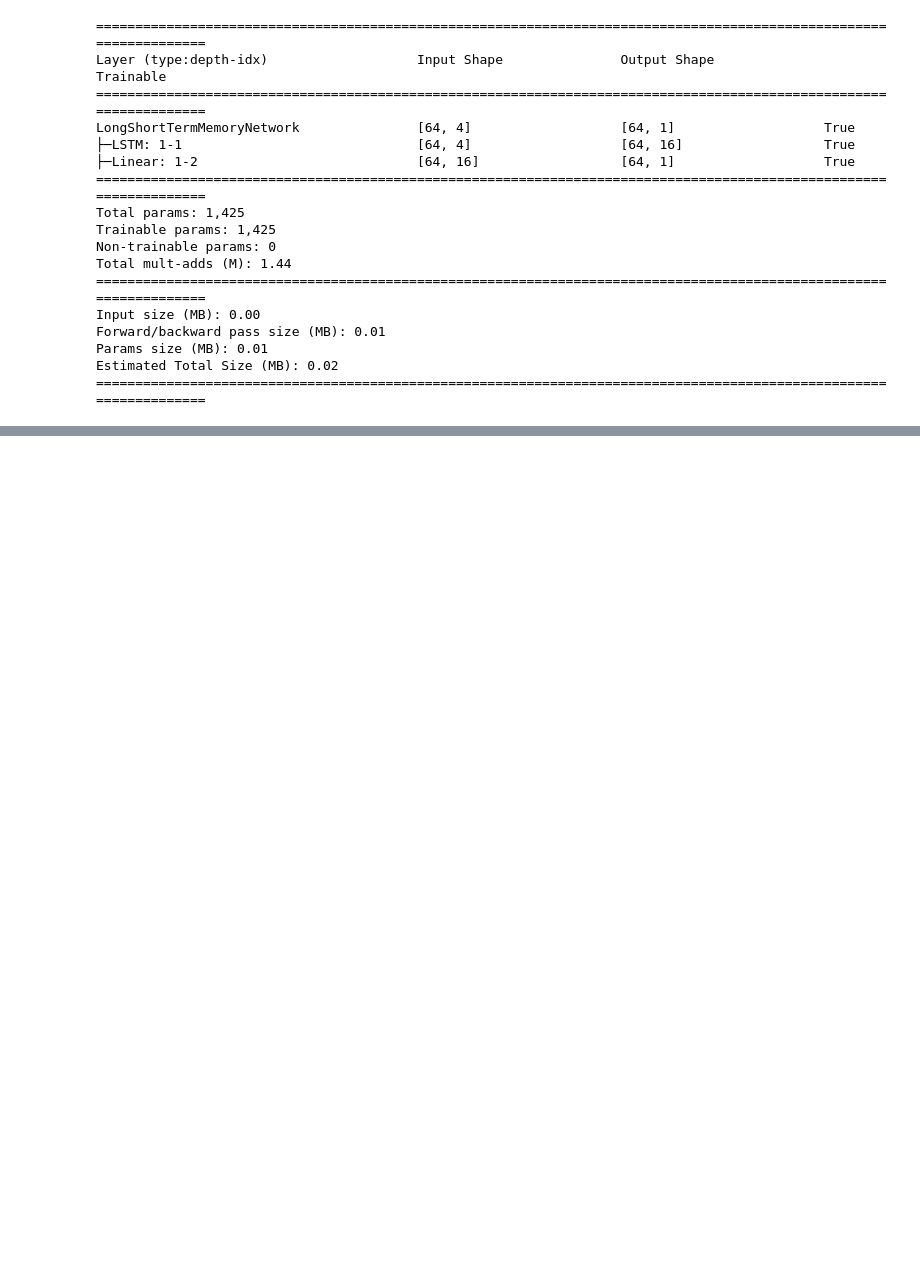
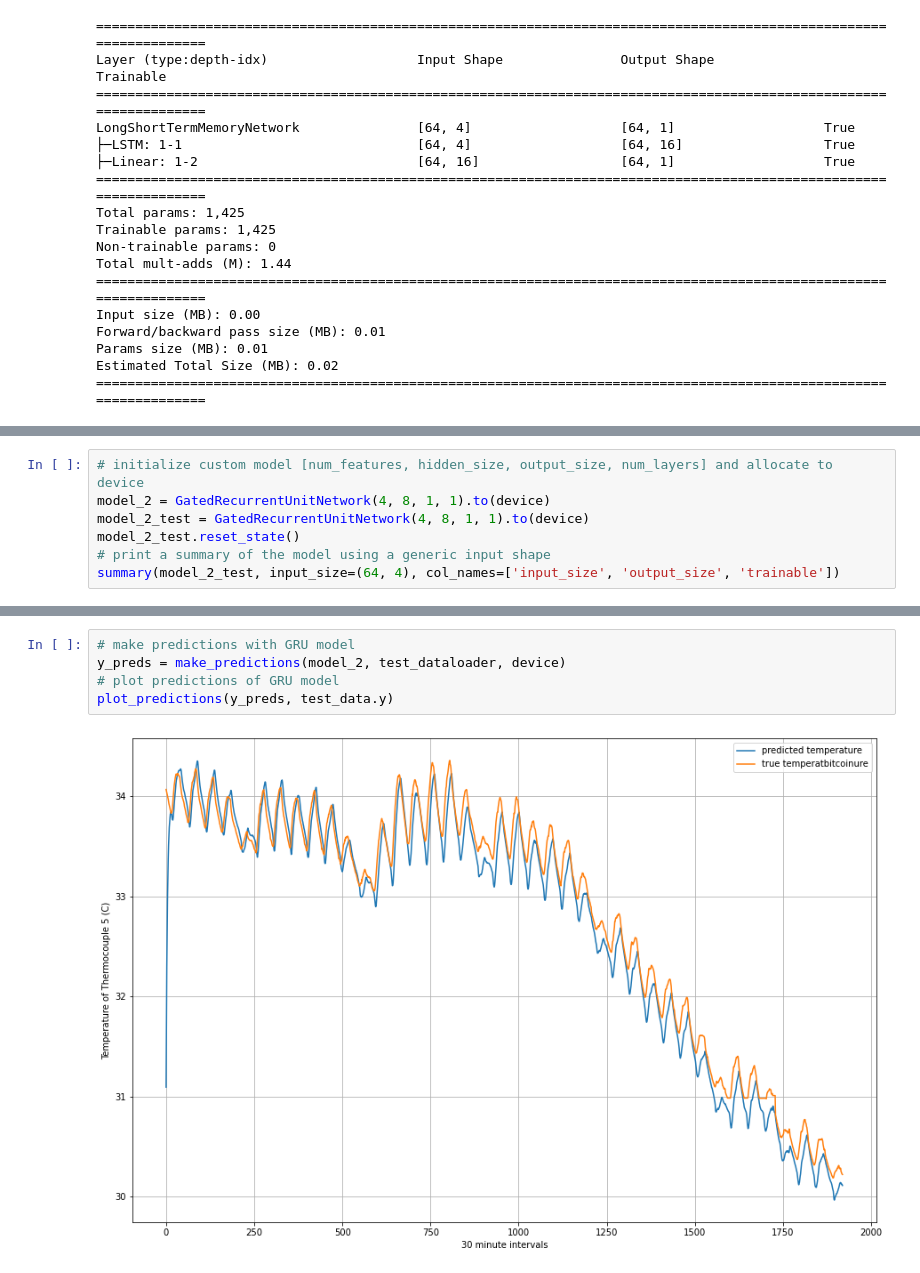
Before and after one commit to torrhen/cable_temperature_prediction, a Jupyter notebook: cable_temperature_prediction.ipynb, the cells around one changed output, grey strips where cells are left out. Cells and saved outputs as stored; diff of their text form; blank space fills up the shorter version.

```diff
--- a/cable_temperature_prediction.ipynb
+++ b/cable_temperature_prediction.ipynb
@@ -446,0 +475,7 @@ plot_predictions_error(y_preds, test_data.y)
+# %%
+# initialize custom model [num_features, hidden_size, output_size, num_layers] and allocate to device
+model_2 = GatedRecurrentUnitNetwork(4, 8, 1, 1).to(device)
+model_2_test = GatedRecurrentUnitNetwork(4, 8, 1, 1).to(device)
+model_2_test.reset_state()
+# print a summary of the model using a generic input shape
+summary(model_2_test, input_size=(64, 4), col_names=['input_size', 'output_size', 'trainable'])
@@ -446,0 +529,7 @@ plot_predictions_error(y_preds, test_data.y)
+# %%
+# make predictions with GRU model
+y_preds = make_predictions(model_2, test_dataloader, device)
+# plot predictions of GRU model
+plot_predictions(y_preds, test_data.y)
+# %% [output]
+[figure, added]
```
Also changed, not shown: parts of 13 cells of this notebook.
